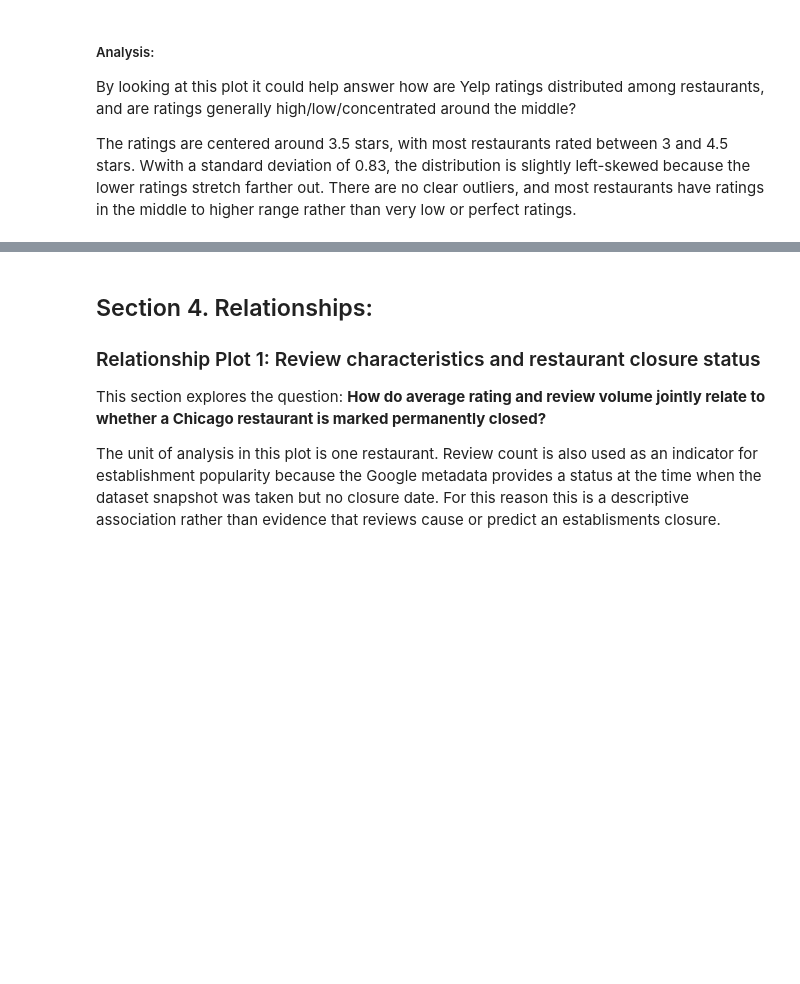
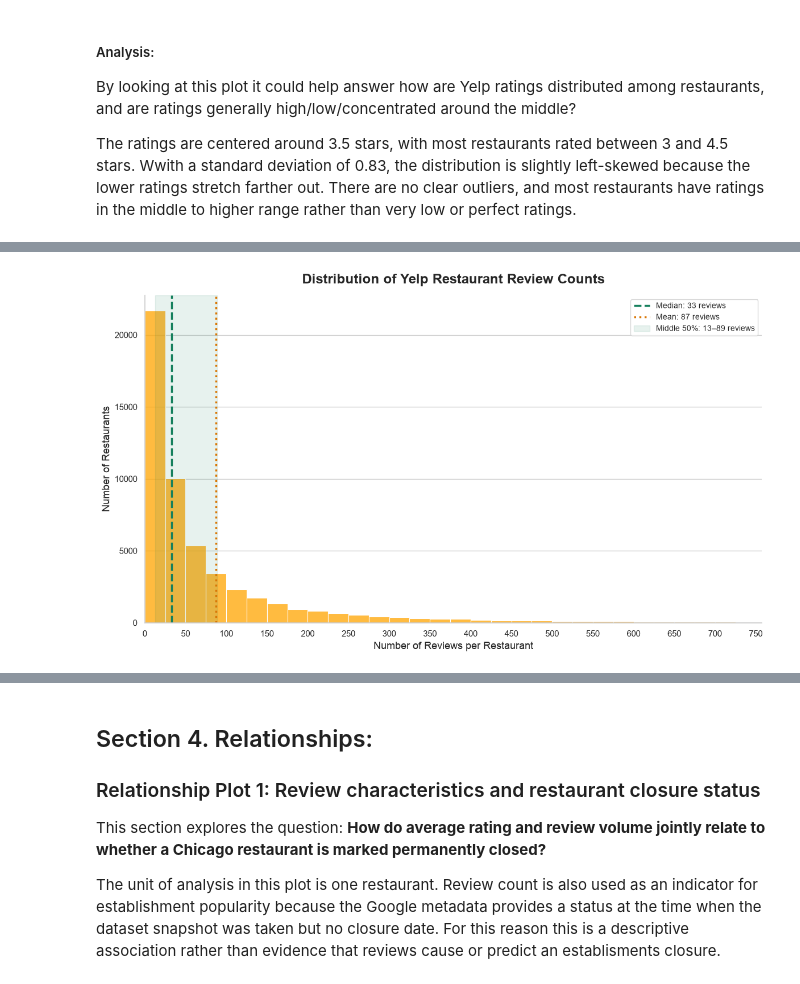
Before and after one commit to IrfanOzmen/CS418_Economic_Trajectories_Group, a Jupyter notebook: EDA_Checkpoint/eda.ipynb, the cells around one changed output, grey strips where cells are left out. Cells and saved outputs as stored; diff of their text form; code cells hidden in the pictures; blank space fills up the shorter version.

```diff
--- a/EDA_Checkpoint/eda.ipynb
+++ b/EDA_Checkpoint/eda.ipynb
@@ -387,0 +381,83 @@ The ratings are centered around 3.5 stars, with most restaurants rated between 3
+# %%
+import matplotlib.pyplot as plt
+import seaborn as sns
+import numpy as np
+from matplotlib.ticker import MultipleLocator, StrMethodFormatter
+
+review_counts = yelp_restaurants["review_count"].dropna()
+review_counts = review_counts[review_counts > 0]
+mean_reviews = review_counts.mean()
+median_reviews = review_counts.median()
+q1 = review_counts.quantile(0.25)
+q3 = review_counts.quantile(0.75)
+p99 = review_counts.quantile(0.99)
+
+plot_counts = review_counts[review_counts <= p99]
+
+sns.set_theme(style="whitegrid", context="notebook")
+
+fig, ax = plt.subplots(figsize=(12, 7))
+sns.histplot(
+    plot_counts,
+    bins=np.arange(0, p99 + 25, 25),
+    color="orange",
+    edgecolor="white",
+    linewidth=0.8,
+    ax=ax
+)
+
+ax.axvline(
+    median_reviews,
+    color="#16805D",
+    linestyle="--",
+    linewidth=2.5,
+    label=f"Median: {median_reviews:.0f} reviews"
+)
+
+ax.axvline(
+    mean_reviews,
+    color="#D97706",
+    linestyle=":",
+    linewidth=2.5,
+    label=f"Mean: {mean_reviews:.0f} reviews"
+)
+
+ax.axvspan(
+    q1,
+    q3,
+    color="#16805D",
+    alpha=0.10,
+    label=f"Middle 50%: {q1:.0f}–{q3:.0f} reviews"
+)
+
+ax.set_title(
+    "Distribution of Yelp Restaurant Review Counts",
+    fontsize=17,
+    fontweight="bold",
+    pad=15
+)
+
+ax.set_xlabel("Number of Reviews per Restaurant", fontsize=13)
+ax.set_ylabel("Number of Restaurants", fontsize=13)
+ax.set_xlim(0, p99)
+ax.xaxis.set_major_locator(MultipleLocator(50))
+ax.xaxis.set_major_formatter(StrMethodFormatter("{x:,.0f}"))
+
+ax.tick_params(axis="both", labelsize=11)
+ax.grid(axis="x", visible=False)
+ax.legend(fontsize=10, loc="upper right")
+
+sns.despine()
+plt.tight_layout()
+plt.show()
+
+print(f"Restaurants analyzed: {len(review_counts):,}")
+print(f"Mean reviews: {mean_reviews:,.1f}")
+print(f"Median reviews: {median_reviews:,.1f}")
+print(f"Standard deviation: {review_counts.std():,.1f}")
+print(f"25th percentile: {q1:,.0f}")
+print(f"75th percentile: {q3:,.0f}")
+print(f"99th percentile: {p99:,.0f}")
+print(f"Restaurants above plotted range: {(review_counts > p99).sum():,}")
+# %% [output]
+[figure, added]
```
Also changed, not shown: parts of 7 cells of this notebook, 1 other file.
